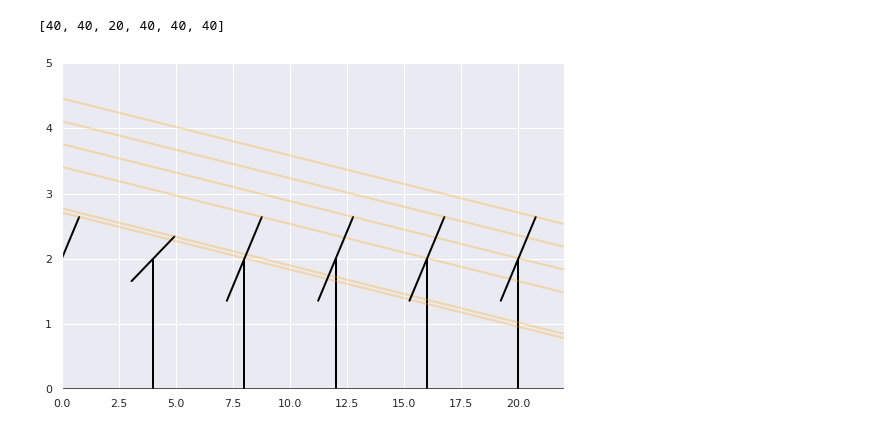
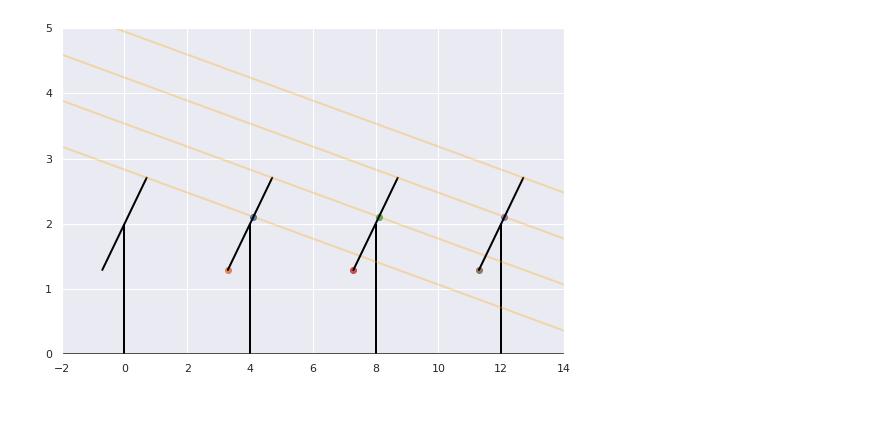
Before and after one commit to TomasAimperium/Laboratorio_sombras, a Jupyter notebook: laboratiorio_interaccion.ipynb, the cells around one changed output. Drawn from its saved outputs; the diff is of its cells as text; code cells hidden in the pictures.

```diff
--- a/laboratiorio_interaccion.ipynb
+++ b/laboratiorio_interaccion.ipynb
@@ -80,6 +103,0 @@ for a1 in range(0,45,10):
-# %%
-alp = alpha[np.where(potencias == np.max(potencias))[0][0]]
-# %%
-alp
-# %% [output]
-[40, 40, 20, 40, 40, 40]
@@ -86,11 +123,41 @@ alp
+# %%
+
+def ratio(alp,bet,psi,N):
+    bet,alp,psi = conv*bet,conv*alp,conv*psi
+
+    xb = -0.5*A*cos(bet) + N*s
+    yb = -0.5*A*sin(bet) + h
+    B = [xb,yb]
+
+    xp = (0.5*A*(sin(alp) + cos(alp)*tan(psi)) + N*s*tan(bet) + (N-1)*s*tan(psi))/(tan(bet) + tan(psi))
+    yp = tan(bet)*(xp - N*s) + h
+    P = [xp ,yp]
+
+    d = np.sqrt((P[0] - B[0])**2 + (P[1] - B[1])**2)
+
+    if (P[0] >= B[0]) and (d < A):
+        R = 1 - d/A
+    elif (P[0] >= B[0]) and (d >= A):
+        R = 0
+    elif (P[0] < B[0]):
+        R = 1
+
+    # print(P,B)
+    return [P,B]
 # %%
+alp = [45,45,45,45]
 plt.figure(figsize = (9,6))
 plt.axhline(y=0, color='black', linestyle='-')
-
-for i in range(len(alp)):
+psi = 10
+for i in range(len(alp)-1):
+    P = ratio(alp[i],alp[i+1],psi,(i+1))[0]
+    B = ratio(alp[i],alp[i+1],psi,(i+1))[1]
+    plt.scatter(P[0],P[1])
+    plt.scatter(B[0],B[1])
     plot_placa_(alp[i],i,psi)
+plot_placa_(alp[i+1],i+1,psi)
 plt.ylim([0,5])
-plt.xlim([0,A + (len(alp)-1)*s])
+plt.xlim([-2,A + (len(alp)-1)*s])
 plt.show()
 # %% [output]
-[figure, old version]
+[figure, new version]
```
Also changed, not shown: parts of 9 cells of this notebook, 2 other files.
